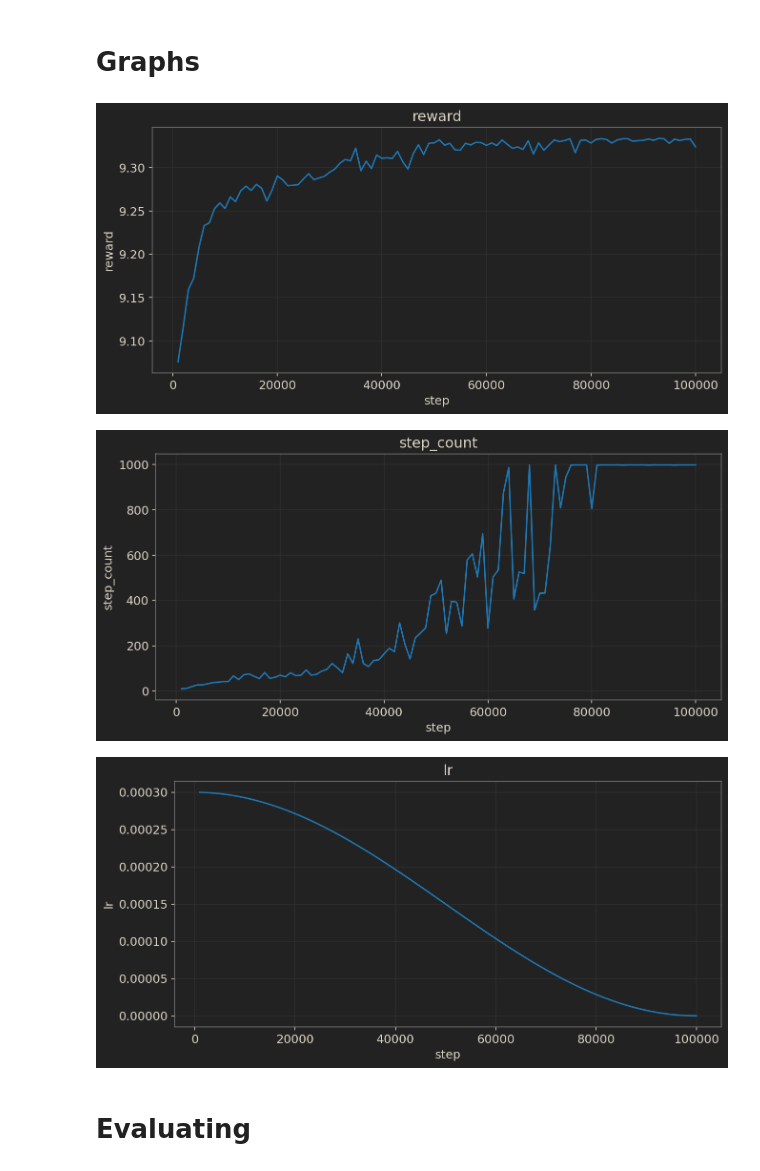
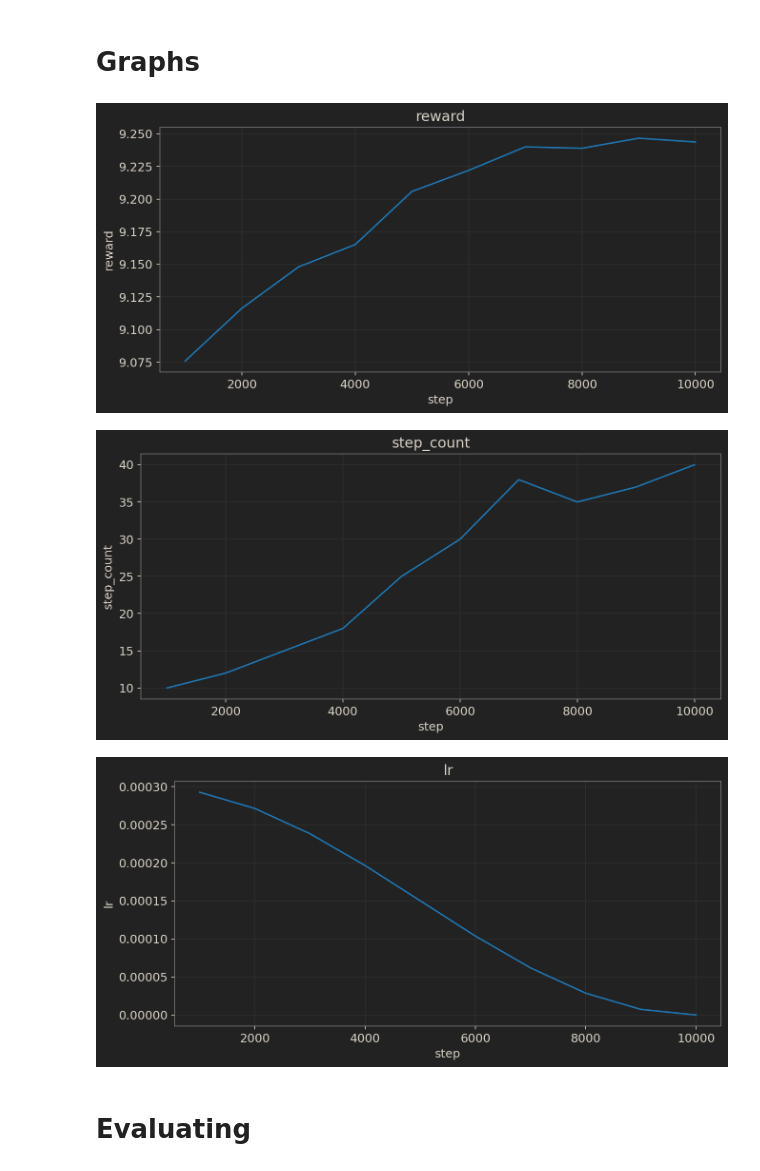
Before and after one commit to ordevoir/AgentsLab, a Jupyter notebook: notebooks/ppo_gym copy.ipynb, the cells around one changed output. Cells and saved outputs as stored; diff of their text form; code cells hidden in the pictures.

```diff
--- a/notebooks/ppo_gym copy.ipynb
+++ b/notebooks/ppo_gym copy.ipynb
@@ -20,0 +3,18 @@ Device: cuda
+# %%
+from agentslab.utils.device import resolve_device
+from pathlib import Path
+from agentslab.utils.misc import GeneralConfigs
+
+ENV_ID = "InvertedDoublePendulum-v4"
+# ENV_ID = "CartPole-v1"
+# ENV_ID = "InvertedPendulum-v5"
+# ENV_ID = "Pendulum-v1"
+
+genCfg = GeneralConfigs(
+    root = Path('..').resolve(),
+    algo_name= "PPO",
+    env_id = ENV_ID,
+    device = resolve_device("cuda"),
+    seed = 42,
+    deterministic = True
+)
@@ -21,3 +23,11 @@ Device: cuda
+# %%
+from agentslab.utils.seeding import set_global_seed
+from agentslab.utils.misc import generate_paths, restore_paths
+
+set_global_seed(genCfg.seed, deterministic=genCfg.deterministic)
+
+# pathCfg = generate_paths(genCfg.root, genCfg.algo_name, genCfg.env_name)
+pathCfg = restore_paths(genCfg.root, "ppo_InvertedDoublePendulum_20250823_044122")
 # %% [markdown]
 # Создание среды
 # %%
@@ -276,7 +262,7 @@ import matplotlib.pyplot as plt
 
 plt.style.use("ordevoir-dark")
 
-csv_path = paths.csv_train  # объект paths из вашего кода (RunPaths.csv_train)
+csv_path = pathCfg.csv_train  # объект paths из вашего кода (RunPaths.csv_train)
 
 # Проверим наличие файла
 if not csv_path.exists():
@@ -287,35 +273,35 @@ df = pd.read_csv(csv_path, low_memory=False)
 
 # Определим ось X: предпочитаем 'step', затем 'global_step', 'iteration', 'epoch'
 x_candidates = [c for c in ["step", "global_step", "iteration", "epoch"] if c in df.columns]
 x_col = x_candidates[0] if x_candidates else None
 
 # Выбираем числовые столбцы, исключая ось X
 num_cols = df.select_dtypes(include="number").columns.tolist()
 if x_col in num_cols:
     num_cols.remove(x_col)
 
 if not num_cols:
     raise ValueError(
         "В train.csv не найдено числовых метрик для построения графиков."
     )
 
 # Строим отдельную диаграмму для каждой метрики
 for col in num_cols:
     plt.figure(figsize=(9, 4.5))
     if x_col is not None:
         plt.plot(df[x_col], df[col])
         plt.xlabel(x_col)
     else:
         plt.plot(range(len(df)), df[col])
         plt.xlabel("index")
     plt.ylabel(col)
     plt.title(f"{col}")
     plt.grid(True)
     plt.tight_layout()
     plt.show()
 # %% [output]
-[figure, old version]
+[figure, new version]
-[figure, old version]
+[figure, new version]
-[figure, old version]
+[figure, new version]
 # %% [markdown]
 # Evaluating
```
Also changed, not shown: parts of 30 cells of this notebook, 16 other files.
